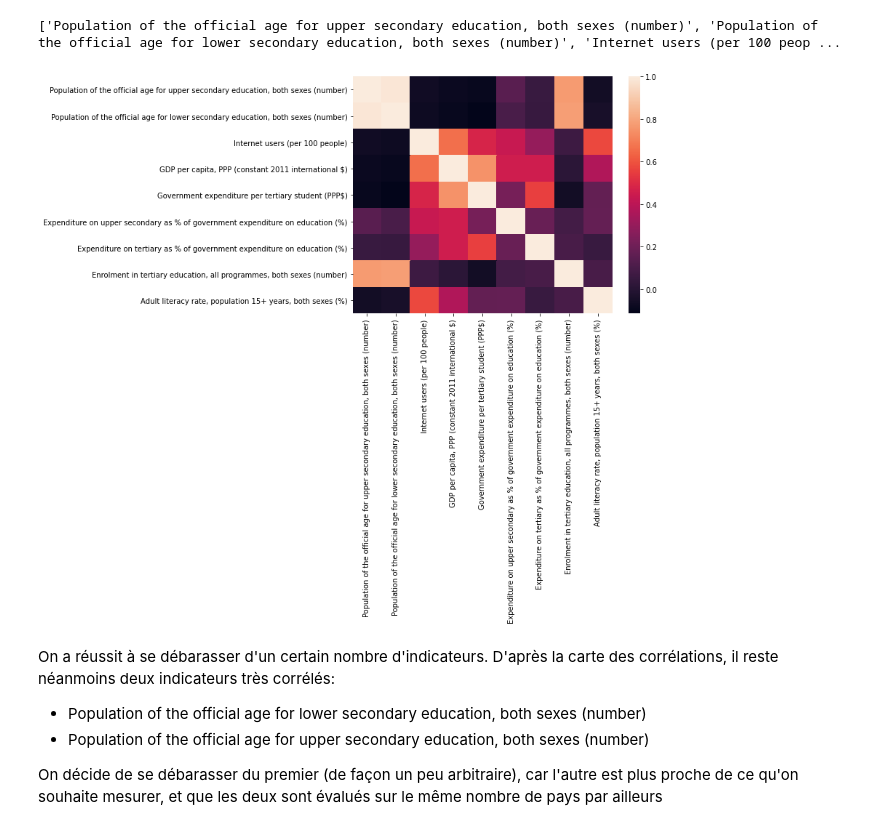
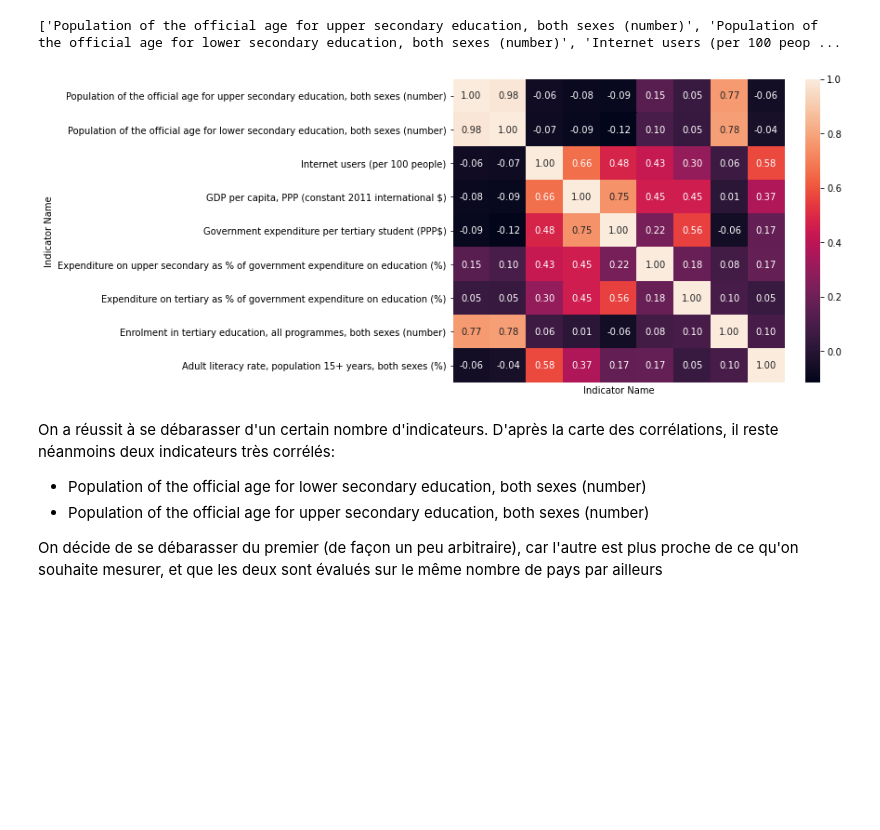
Before and after one commit to OlivierLegrand/P7, a Jupyter notebook: P2_EdStats_Academy.ipynb, the cells around one changed output. Cells and saved outputs as stored; diff of their text form; code cells hidden in the pictures; blank space fills up the shorter version.

```diff
--- a/P2_EdStats_Academy.ipynb
+++ b/P2_EdStats_Academy.ipynb
@@ -1515,4 +1494,2 @@ On retire ainsi environ 10.90% des pays
 # %%
-df_real_c.drop(index=nan_countries, level=1, inplace=True)
-msno.matrix(df_real_c)
-plt.show()
+past_data_countries.drop(index=nan_countries, level=1, inplace=True)
@@ -1524,7 +1534,7 @@ plt.show()
 On a vu que la table EdStatsData est "sparse": on va maintenant filtrer une deuxième fois en utilisant le taux de remplissage: des pays, et des indicateurs. Commençons par se donner une idée plus précise des divers taux de remplissage
 # %%
 # taux de remplissage par indicateur
-df = df_real_c.copy()
+df = past_data_countries.copy()
 tr = df.notna().sum()/df.shape[0]
 width = tr.sort_values()
 y= width.index
@@ -1628,18 +1644,19 @@ Comme le taux de remplissage moyen est une valeur qui agrège les données de ch
 On peut même aller plus loin , car on cherche le meilleur compromis entre taux de remplissage élevé et des données les plus récentes possible. On va donc regarder pour chaque pays la dernière année pour laquelle une donnée est renseignée, et on va ensuite compter le nombre de pays pour lesquels la dernière année correspond à l'année X, le nombre de pays dont la dernière valeur est donnée pour l'année Y etc. pour chaque indicateur. Cela nous permettra de définir une "année de référence" pour chaque indicateur: en effet, l'année de référence sera alors l'année pour laquelle le taux de remplissage est maximum.
 # %%
 # On ne va conserver que la dernière ligne non nulle pour chaque pays
-countries = df_real_c.index.get_level_values(0).unique()
-columns = df_real_c.columns
+countries = past_data_countries.index.get_level_values(0).unique()
+columns = past_data_countries.columns
 year_lastentry = np.empty((len(countries), len(columns)))
 year_lastentry[:] = np.nan
 
 for i, c in enumerate(countries):
     for j, col in enumerate(columns):
         try:
-            year_lastentry[i, j] = df_real_c.loc(axis=0)[c, :, :][col].dropna().index.get_level_values(2)[-1]
+            year_lastentry[i, j] = past_data_countries.loc(axis=0)[c, :, :][col].dropna().index.get_level_values(2)[-1]# Afficher les années en int
         except:
             pass
 
 year_lastentry = pd.DataFrame(year_lastentry, index=countries, columns=columns)
+pd.set_option("precision", 0)
 year_lastentry.head() #les années
 # %% [output]
@@ -1735,13 +1789,13 @@ On voit qu'en effet, un certain nombre de ces indicateurs sont fortement corrél
 # %%
 # Sélection des indicateurs
 
-cols = df_real_c.columns
+cols = past_data_countries.columns
 corr = {}
 selected = []
 
 # On commence par rassembler les indicateurs qu'on accompagne du nombre de pays représentés pour chacun d'entre eux
 for i, c in enumerate(cols):
-    n_pays = df_real_c.loc(axis=0)[:, :, annee_ref[c]][c].notna().sum()
+    n_pays = past_data_countries.loc(axis=0)[:, :, annee_ref[c]][c].notna().sum()
     corr[c] = (c, n_pays)
 sorted_ind = sorted(corr, reverse=True)
 
@@ -1749,7 +1803,7 @@ sorted_ind = sorted(corr, reverse=True)
 # et on choisit celui renseigné par le maximum de pays
 for si in sorted_ind:
     # Sélection de l'ensemble des indicateurs corrélés à plus de 90%
-    corr_series = df_real_c.corr()[si].sort_values(ascending=False)
+    corr_series = past_data_countries.corr()[si].sort_values(ascending=False)
     corr_series = corr_series[corr_series > 0.9]
 
 
@@ -1771,10 +1825,10 @@ print(selected)
 ['Population of the official age for upper secondary education, both sexes (number)', 'Population of the official age for lower secondary education, both sexes (number)', 'Internet users (per 100 peop ...
 # %%
 plt.figure(figsize=(8, 6))
-sns.heatmap(df_real_c[selected].corr())
+sns.heatmap(past_data_countries[selected].corr(), annot=True, xticklabels=False, fmt=".2f")
 plt.show()
 # %% [output]
-[figure, old version]
+[figure, new version]
 # %% [markdown]
 On a réussit à se débarasser d'un certain nombre d'indicateurs. D'après la carte des corrélations, il reste néanmoins deux indicateurs très corrélés:
 - Population of the official age for lower secondary education, both sexes (number)
```
Also changed, not shown: parts of 117 cells of this notebook.
